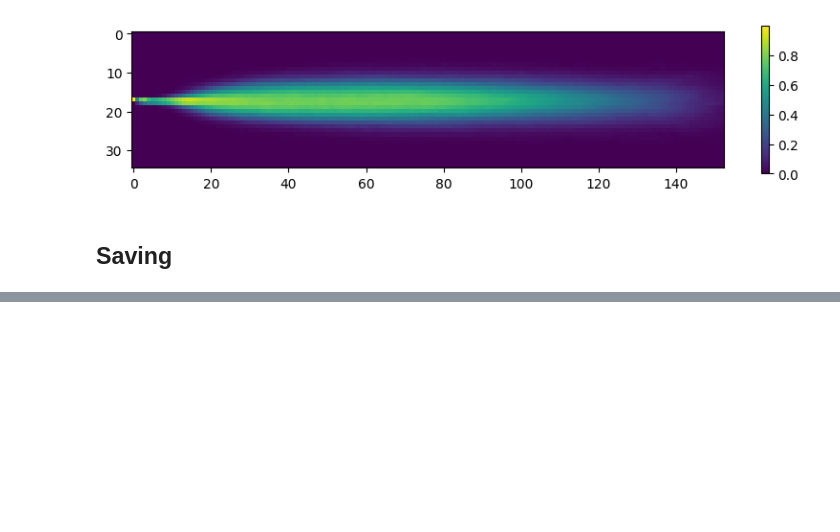
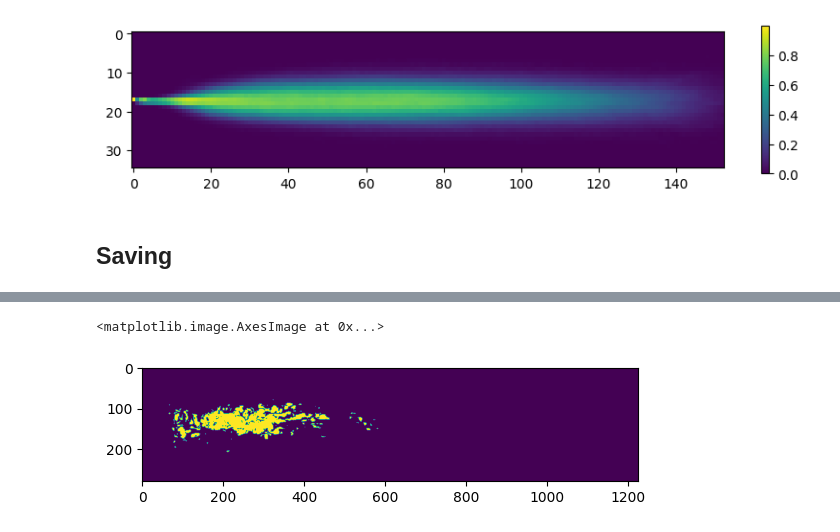
Before and after one commit to PimLb/POMDP_PBVI_Exploration, a Jupyter notebook: Experiments/Olfactory Navigation/data_generation.ipynb, the cells around one changed output, grey strips where cells are left out. Cells and saved outputs as stored; diff of their text form; code cells hidden in the pictures; blank space fills up the shorter version.

```diff
--- a/Experiments/Olfactory Navigation/data_generation.ipynb
+++ b/Experiments/Olfactory Navigation/data_generation.ipynb
@@ -84,0 +139,6 @@ df.to_csv(file_name, index=False, header=False)
+# %%
+# Plot sample
+plt.imshow((data[1,:,:] > 3e-6))
+# %% [output]
+<matplotlib.image.AxesImage at 0x...>
+[figure, added]
```
Also changed, not shown: parts of 27 cells of this notebook, 1 other file.
